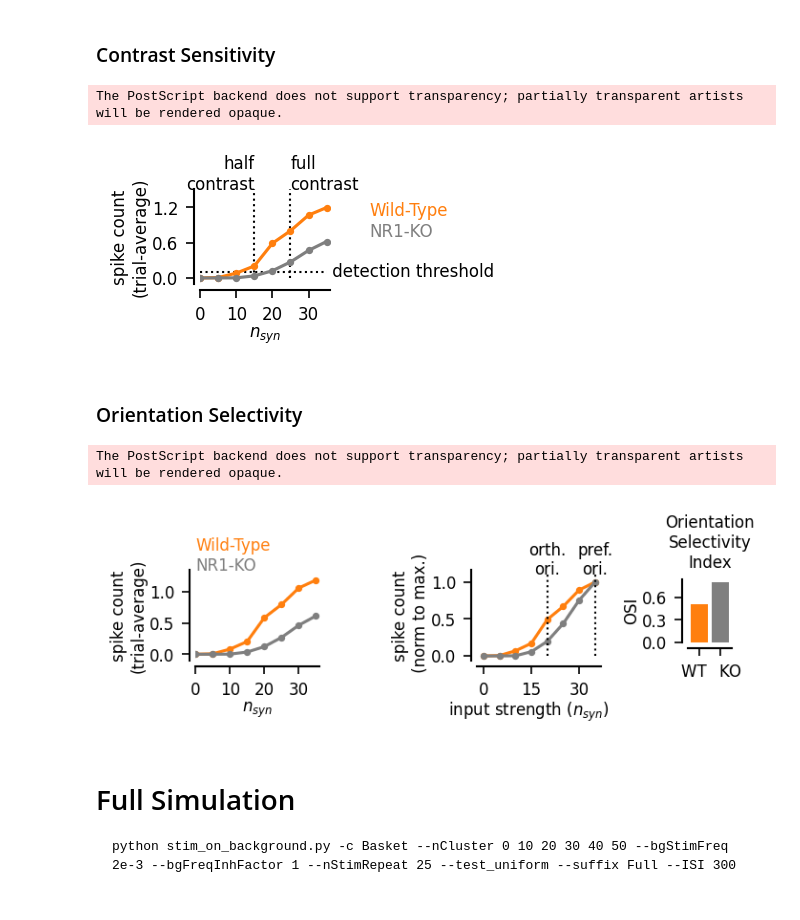
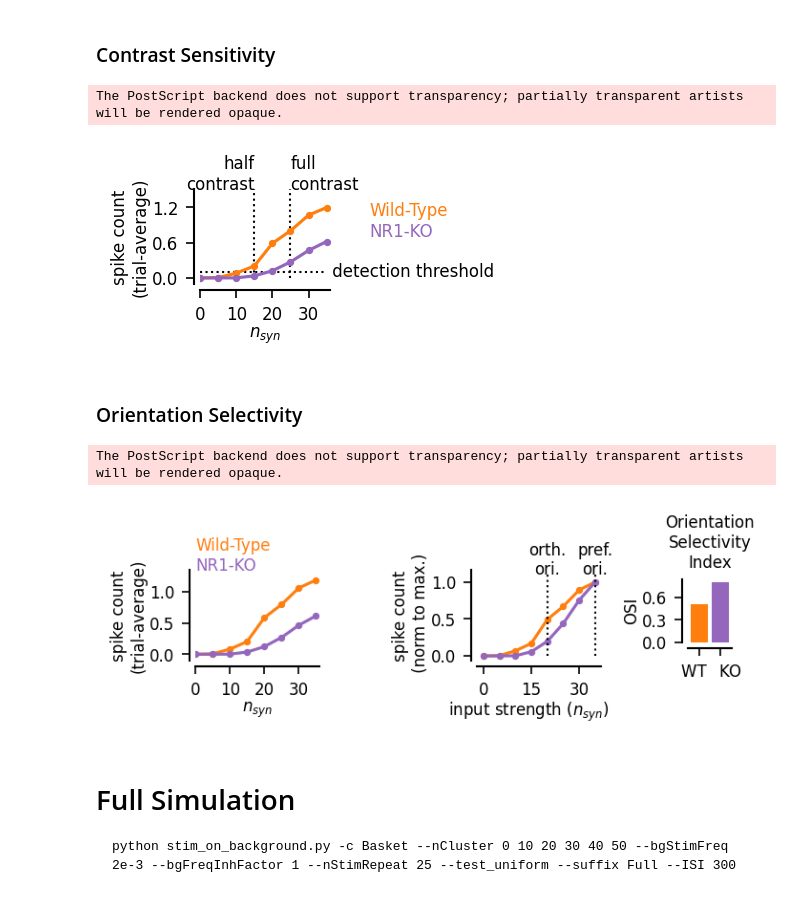
Before and after one commit to yzerlaut/pv-sst-dendrites, a Jupyter notebook: biophysical_modelling/detailed_model/Stim-on-Background.ipynb, the cells around one changed output. Saved outputs shown, nothing was run; the diff lists cells and outputs as text; code cells hidden in the pictures.

```diff
--- a/biophysical_modelling/detailed_model/Stim-on-Background.ipynb
+++ b/biophysical_modelling/detailed_model/Stim-on-Background.ipynb
@@ -320,9 +318,9 @@ ax.annotate('half\ncontrast', (xHalf,1.5), xycoords='data', ha='right')
 ax.plot([xFull, xFull], [0,1.5], ':', color='k')
 ax.annotate('full\ncontrast', (xFull,1.5), xycoords='data', ha='left')
 ax.plot(x, MEANS[1], 'o-', color='tab:orange', lw=1.5)
-ax.plot(x, MEANS[0], 'o-', color='tab:grey', lw=1.5)
+ax.plot(x, MEANS[0], 'o-', color='tab:purple', lw=1.5)
 ax.annotate('Wild-Type\n', (1.3,.5), xycoords='axes fraction', color='tab:orange')
-ax.annotate('NR1-KO', (1.3,.5), xycoords='axes fraction', color='tab:grey')
+ax.annotate('NR1-KO', (1.3,.5), xycoords='axes fraction', color='tab:purple')
 pt.set_plot(ax, xlabel='$n_{syn}$', xlim=xlim, ylim=[-0.1,1.5],
             xticks=[0, 10, 20, 30],
             ylabel='spike count\n(trial-average)')
@@ -337,39 +335,39 @@ fig.savefig('../../figures/detailed_model/in-vivo-pred-Contrast-Sensitivity.eps'
 fig.savefig('../../figures/detailed_model/in-vivo-pred-Contrast-Sensitivity.svg')
 # %% [output]
 The PostScript backend does not support transparency; partially transparent artists will be rendered opaque.
-[figure, old version]
+[figure, new version]
 # %% [markdown]
 ### Orientation Selectivity
 # %%
 fig, AX = pt.figure(axes=(2,1), wspace=2, top=4, right=10)
 xOrth, xPref = 20, 35
 iOrth, iPref = np.flatnonzero(x==xOrth)[0], np.flatnonzero(x==xPref)[0]
 AX[0].plot(x, MEANS[1], 'o-', color='tab:orange', lw=1.5)
-AX[0].plot(x, MEANS[0], 'o-', color='tab:grey', lw=1.5)
+AX[0].plot(x, MEANS[0], 'o-', color='tab:purple', lw=1.5)
 AX[0].annotate('Wild-Type\n', (0,1), xycoords='axes fraction', color='tab:orange')
-AX[0].annotate('NR1-KO', (0,1), xycoords='axes fraction', color='tab:grey')
+AX[0].annotate('NR1-KO', (0,1), xycoords='axes fraction', color='tab:purple')
 pt.set_plot(AX[0], xlabel='$n_{syn}$', xlim=xlim, ylim=[-0.1,1.35],
             xticks=[0, 10, 20, 30],
             ylabel='spike count\n(trial-average)')
 AX[1].plot(x, MEANS[1]/np.max(MEANS[1]), 'o-', color='tab:orange', lw=1.5)
-AX[1].plot(x, MEANS[0]/np.max(MEANS[0]), 'o-', color='tab:grey', lw=1.5)
+AX[1].plot(x, MEANS[0]/np.max(MEANS[0]), 'o-', color='tab:purple', lw=1.5)
 AX[1].plot([xPref,xPref], [0,1.1], ':', color='k')
 AX[1].annotate('pref.\nori.', (35,1.1), xycoords='data', ha='center')
 AX[1].plot([xOrth,xOrth], [0,1.1], ':', color='k')
 AX[1].annotate('orth.\nori.', (20,1.1), xycoords='data', ha='center')
 pt.set_plot(AX[1],
             xlabel='input strength ($n_{syn}$)     ',
             ylabel='spike count\n (norm to max.)')
 inset = pt.inset(AX[1], (1.7,0.2,0.35,0.7))
 inset.bar([0], [(MEANS[1][iPref]-MEANS[1][iOrth])/MEANS[1][iPref]], color='tab:orange')
-inset.bar([1], [(MEANS[0][iPref]-MEANS[0][iOrth])/MEANS[0][iPref]], color='tab:grey')
+inset.bar([1], [(MEANS[0][iPref]-MEANS[0][iOrth])/MEANS[0][iPref]], color='tab:purple')
 inset.set_title('Orientation\nSelectivity\nIndex')
 pt.set_plot(inset, ylabel='OSI', xticks=[0,1], xticks_labels=['WT  ', '    KO'])
 fig.savefig('../../figures/detailed_model/in-vivo-pred-Orientation-Tuning.eps')
 fig.savefig('../../figures/detailed_model/in-vivo-pred-Orientation-Tuning.svg')
 # %% [output]
 The PostScript backend does not support transparency; partially transparent artists will be rendered opaque.
-[figure, old version]
+[figure, new version]
 # %% [markdown]
 # Full Simulation
 
```
Also changed, not shown: parts of 9 cells of this notebook, 1 other file.
